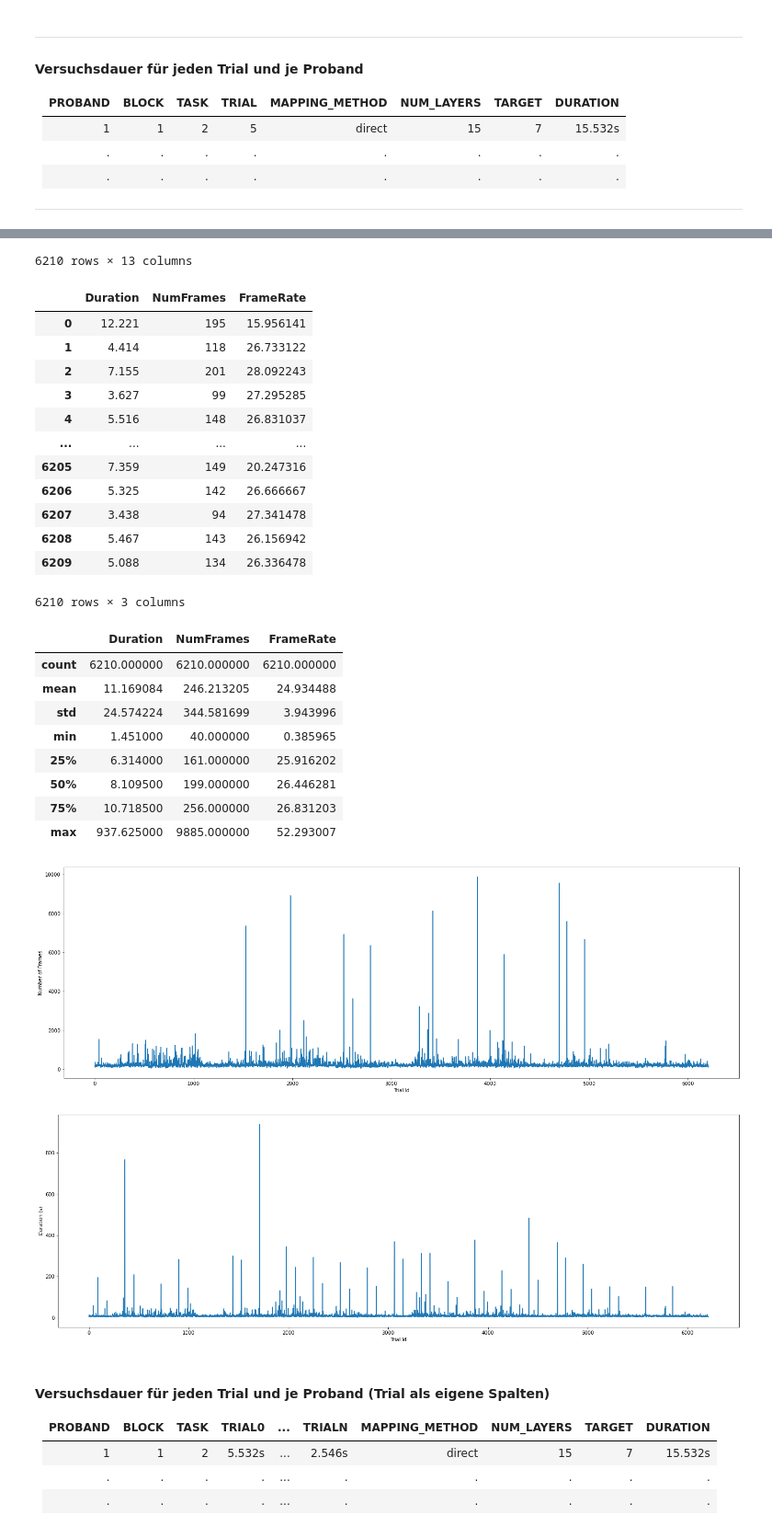
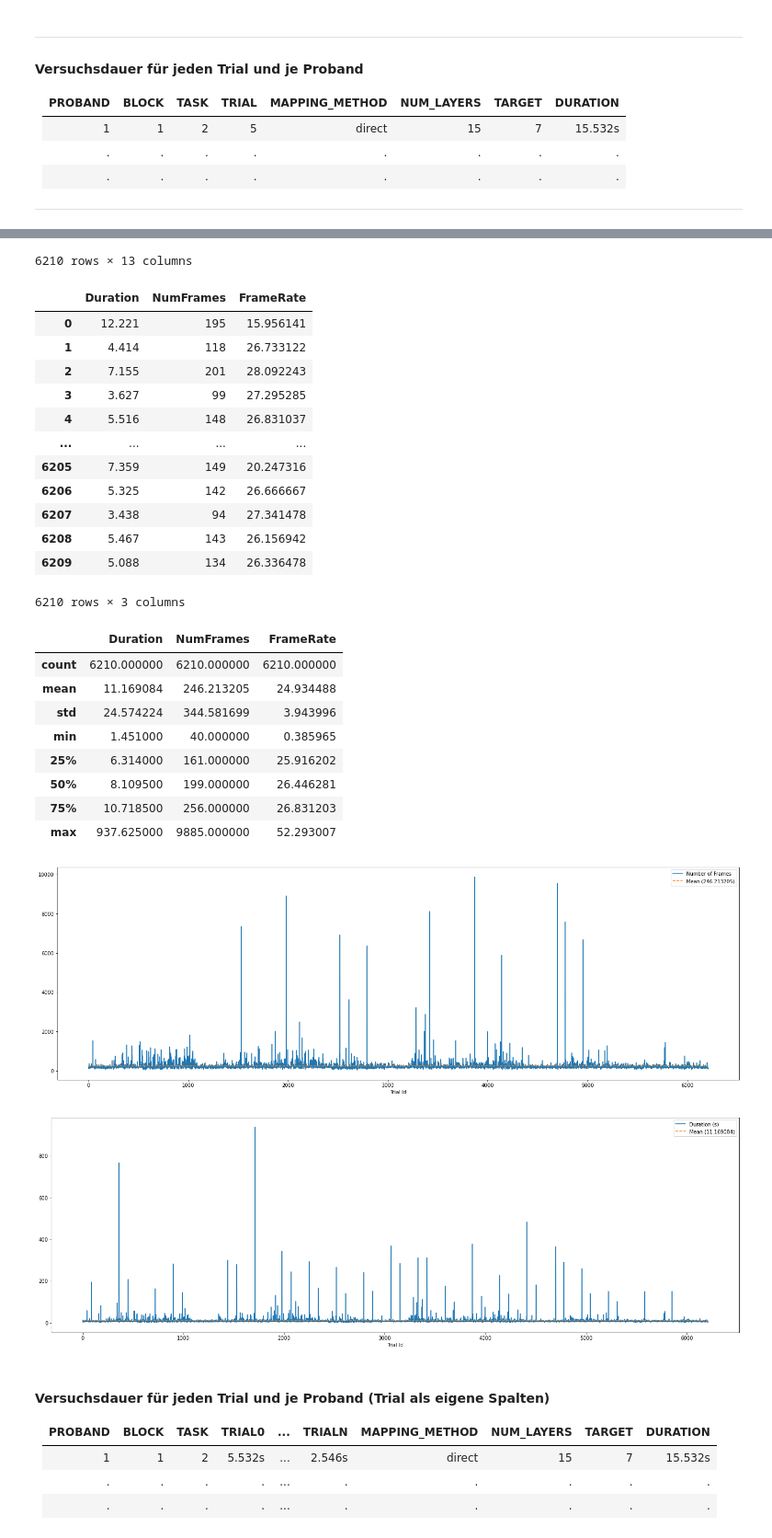
Before and after one commit to visualengineers/reflex-avi2022-results, a Jupyter notebook: code/zelasto study.ipynb, the cells around one changed output, grey strips where cells are left out. Shown at 92% size. Saved outputs shown, nothing was run; the diff lists cells and outputs as text; code cells hidden in the pictures.

Commit message:
feature: added mean lines

```diff
--- a/code/zelasto study.ipynb
+++ b/code/zelasto study.ipynb
@@ -500,21 +500,33 @@ stats["NumFrames"] = allTimes["NumFrames"]
 stats["FrameRate"] = stats["NumFrames"] / stats["Duration"]
 
 display(stats)
-display(stats.describe())
 
-fig1 = plt.figure()
+stats_desc = stats.describe()
+display(stats_desc)
 
-ax1 = fig1.add_subplot(allTimes["NumFrames"].plot(figsize=(25,8)))
-ax1.set_ylabel("Number of Frames")
+y_mean = pd.DataFrame([stats_desc["NumFrames"][1]]*len(allTimes))
+
+fig1,ax1 = plt.subplots(figsize=(25,8))
+
+ax1.plot(allTimes["NumFrames"], label="Number of Frames")
 ax1.set_xlabel("Trial Id")
-ax1.get_figure().savefig(rf'{export}numFrames.png')
+ax1.plot(y_mean, label=f'Mean ({format(stats_desc["NumFrames"][1],"f")})', linestyle='--')
 
-fig2 = plt.figure()
+legend1 = ax1.legend(loc='upper right')
 
-ax2 = fig2.add_subplot(allTimes["Duration"].plot(figsize=(25,8)))
-ax2.set_ylabel("Duration (s)")
+fig1.savefig(rf'{export}numFrames.png')
+
+y_mean = pd.DataFrame([stats_desc["Duration"][1]]*len(allTimes))
+
+fig2, ax2 = plt.subplots(figsize=(25,8))
+
+ax2.plot(allTimes["Duration"], label="Duration (s)")
 ax2.set_xlabel("Trial Id")
-ax2.get_figure().savefig(rf'{export}times.png')
+ax2.plot(y_mean, label=f'Mean ({format(stats_desc["Duration"][1],"f")})', linestyle='--')
+
+legend2 = ax2.legend(loc='upper right')
+
+fig2.savefig(rf'{export}times.png')
 
 plt.show()
 
@@ -528,35 +540,35 @@ allTimes.to_csv(rf'{export}times.csv', sep= ";")
 | 4 | direct | 1029 | 1177 | 1 | 1 | 4 | 6 | 2 | ... |
 | ... | ... | ... | ... | ... | ... | ... | ... | ... | ... |
 | 6205 | widening | 89346 | 89495 | 3 | 18 | 0 | 6 | 4 | ... |
 | 6206 | widening | 89542 | 89684 | 3 | 18 | 1 | 6 | 5 | ... |
 | 6207 | widening | 89739 | 89833 | 3 | 18 | 2 | 6 | 2 | ... |
 | 6208 | widening | 89887 | 90030 | 3 | 18 | 3 | 6 | 3 | ... |
 | 6209 | widening | 90074 | 90208 | 3 | 18 | 4 | 6 | 1 | ... |
 6210 rows × 13 columns
 |  | Duration | NumFrames | FrameRate |
 | 0 | 12.221 | 195 | 15.956141 |
 | 1 | 4.414 | 118 | 26.733122 |
 | 2 | 7.155 | 201 | 28.092243 |
 | 3 | 3.627 | 99 | 27.295285 |
 | 4 | 5.516 | 148 | 26.831037 |
 | ... | ... | ... | ... |
 | 6205 | 7.359 | 149 | 20.247316 |
 | 6206 | 5.325 | 142 | 26.666667 |
 | 6207 | 3.438 | 94 | 27.341478 |
 | 6208 | 5.467 | 143 | 26.156942 |
 | 6209 | 5.088 | 134 | 26.336478 |
 6210 rows × 3 columns
 |  | Duration | NumFrames | FrameRate |
 | count | 6210.000000 | 6210.000000 | 6210.000000 |
 | mean | 11.169084 | 246.213205 | 24.934488 |
 | std | 24.574224 | 344.581699 | 3.943996 |
 | min | 1.451000 | 40.000000 | 0.385965 |
 | 25% | 6.314000 | 161.000000 | 25.916202 |
 | 50% | 8.109500 | 199.000000 | 26.446281 |
 | 75% | 10.718500 | 256.000000 | 26.831203 |
 | max | 937.625000 | 9885.000000 | 52.293007 |
-[figure, old version]
+[figure, new version]
-[figure, old version]
+[figure, new version]
 # %% [markdown]
 #### Versuchsdauer für jeden Trial und je Proband (Trial als eigene Spalten)
 
```
Also changed, not shown: 2 other files.
